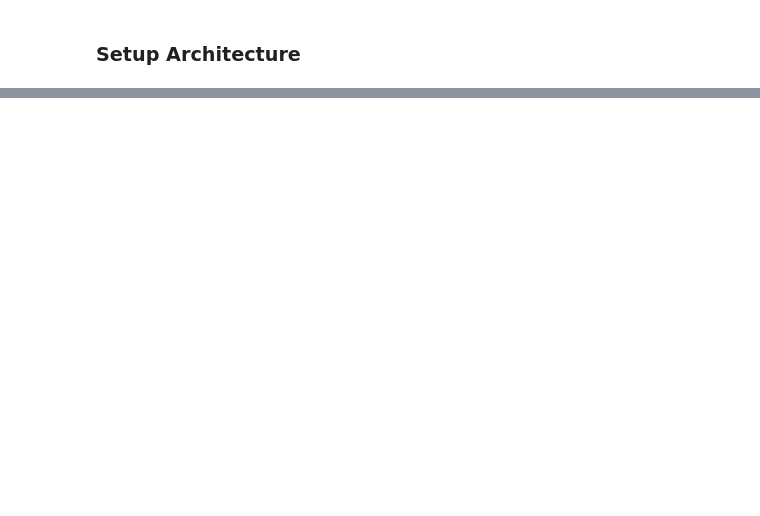
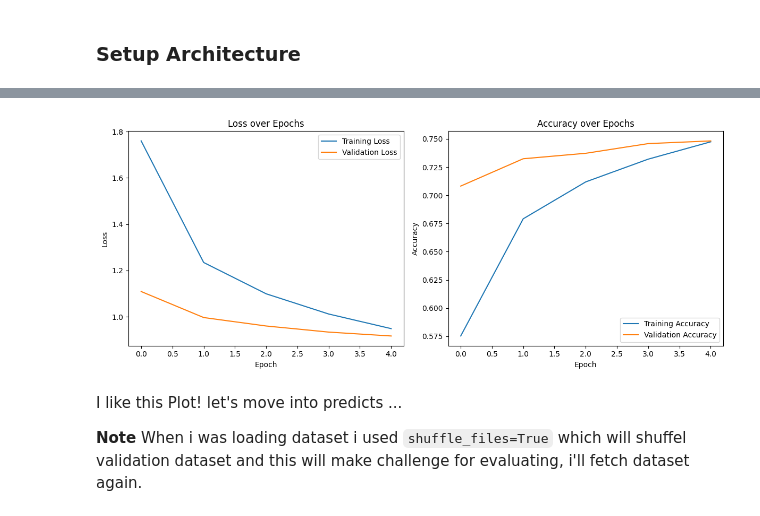
Before and after one commit to sirUnchained/Deep-Learning, a Jupyter notebook: 101-food/Food_101.ipynb, the cells around one changed output, grey strips where cells are left out. Drawn from its saved outputs; the diff is of its cells as text; code cells hidden in the pictures; blank space fills up the shorter version.

```diff
--- a/101-food/Food_101.ipynb
+++ b/101-food/Food_101.ipynb
@@ -384,9 +508,19 @@ _________________________________________________________________
 # %%
-effnetb0_model.compile(
-    optimizer=tf.keras.optimizers.Adam(learning_rate=0.001),
-    loss='sparse_categorical_crossentropy',
+effnetB0_model.compile(
+    optimizer=tf.keras.optimizers.Adam(),
+    loss='sparse_categorical_crossentropy', # sparse categorical crossentropy used when our labels are not one-hoted
     metrics=['accuracy']
 )
 
-hist = effnetb0_model.fit(x=tf_train_dataset, validation_data=tf_valid_dataset, epochs=5, batch_size=BATCH_SIZE)
+effnetB0_hist = effnetB0_model.fit(
+    x=train_ds,
+    validation_data=test_ds,
+    steps_per_epoch=len(train_ds),
+    epochs=MAX_EPOCHS,
+    batch_size=BATCH_SIZE,
+    callbacks=[
+        model_effnetB0_checkpoint_cb,
+        model_effnetB0_earlystop_cb
+    ]
+)
 # %% [output]
@@ -393,0 +544,31 @@ NameError: name 'tf_train_dataset' is not defined
+# %%
+history = effnetB0_hist.history
+
+plt.figure(figsize=(12, 5))
+
+# Plot Loss
+plt.subplot(1, 2, 1)
+plt.plot(history['loss'], label='Training Loss')
+plt.plot(history['val_loss'], label='Validation Loss')
+plt.title('Loss over Epochs')
+plt.xlabel('Epoch')
+plt.ylabel('Loss')
+plt.legend()
+
+# Plot Accuracy
+plt.subplot(1, 2, 2)
+plt.plot(history['accuracy'], label='Training Accuracy')
+plt.plot(history['val_accuracy'], label='Validation Accuracy')
+plt.title('Accuracy over Epochs')
+plt.xlabel('Epoch')
+plt.ylabel('Accuracy')
+plt.legend()
+
+plt.tight_layout()
+plt.show()
+# %% [output]
+[figure, added]
+# %% [markdown]
+I like this Plot! let's move into predicts ...
+
+**Note** When i was loading dataset i used `shuffle_files=True` which will shuffel validation dataset and this will make challenge for evaluating, i'll fetch dataset again.
```
Also changed, not shown: parts of 66 cells of this notebook, 3 other files.
